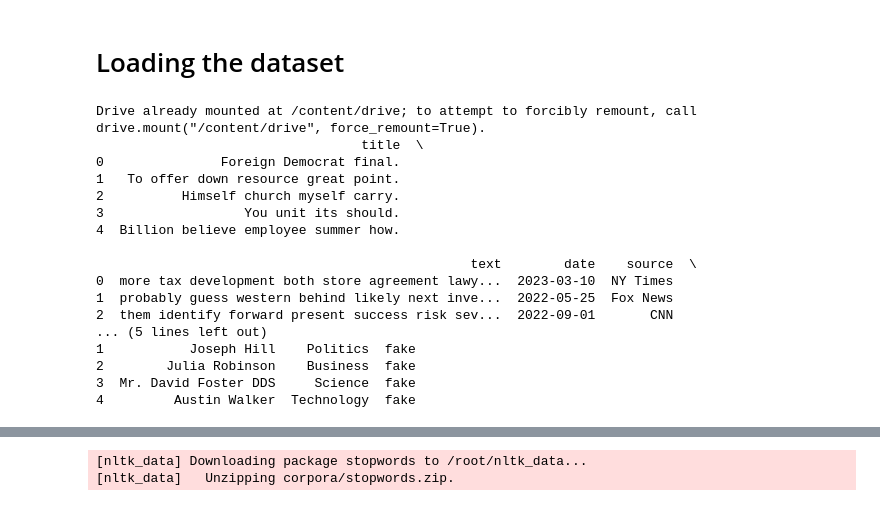
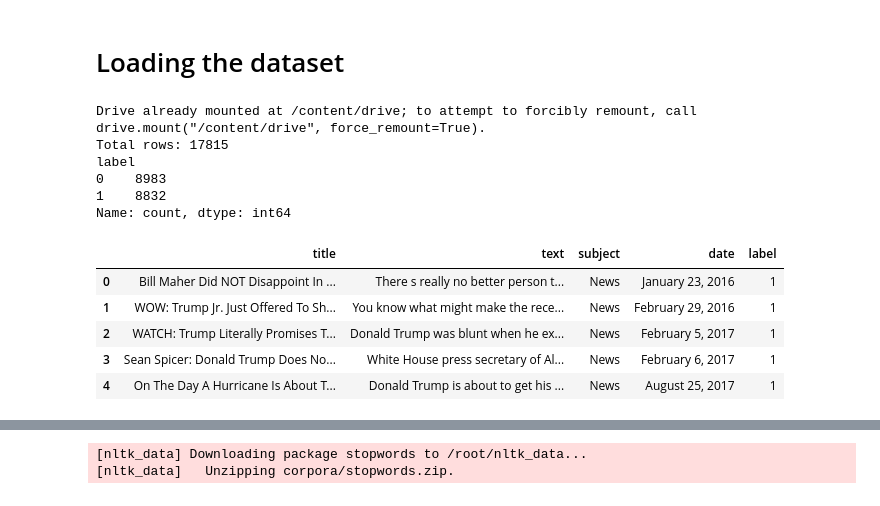
Before and after one commit to pulindu-seniya-silva/Fake-News-Detection-NLP, a Jupyter notebook: Fake_News_detection.ipynb, the cells around one changed output, grey strips where cells are left out. Drawn from its saved outputs; the diff is of its cells as text; code cells hidden in the pictures.

```diff
--- a/Fake_News_detection.ipynb
+++ b/Fake_News_detection.ipynb
@@ -33,40 +33,52 @@ Requirement already satisfied: urllib3<3,>=1.21.1 in /usr/local/lib/python3.12/d
 Requirement already satisfied: certifi>=2017.4.17 in /usr/local/lib/python3.12/dist-packages (from requests->transformers) (2025.11.12)
 # %% [markdown]
 # Loading the dataset
-# %%
-
-#Data Manipulation and Exploration
-import pandas as pd
-import numpy as np
-import matplotlib.pyplot as plt
-import seaborn as sns
-import re
-# Mount Google Drive (if the file is there)
-from google.colab import drive
-drive.mount('/content/drive')
-
-file_path = '/content/drive/MyDrive/fake_news_dataset.csv'
-
-df = pd.read_csv(file_path)
-print(df.head())
-# %% [output]
-Drive already mounted at /content/drive; to attempt to forcibly remount, call drive.mount("/content/drive", force_remount=True).
-                                  title  \
-0               Foreign Democrat final.
-1   To offer down resource great point.
-2          Himself church myself carry.
-3                  You unit its should.
-4  Billion believe employee summer how.
-
-                                                text        date    source  \
-0  more tax development both store agreement lawy...  2023-03-10  NY Times
-1  probably guess western behind likely next inve...  2022-05-25  Fox News
-2  them identify forward present success risk sev...  2022-09-01       CNN
-... (5 lines left out)
-1           Joseph Hill    Politics  fake
-2        Julia Robinson    Business  fake
-3  Mr. David Foster DDS     Science  fake
-4         Austin Walker  Technology  fake
+# %%
+
+#Data Manipulation and Exploration
+import pandas as pd
+import numpy as np
+import matplotlib.pyplot as plt
+import seaborn as sns
+import re
+# Mount Google Drive (if the file is there)
+from google.colab import drive
+drive.mount('/content/drive')
+
+# 1. Load both files
+# Added engine='python' to handle potential parsing issues with CSV files
+df_fake = pd.read_csv('Fake.csv', engine='python', encoding='utf-8', on_bad_lines='skip')
+df_true = pd.read_csv('True.csv', engine='python', encoding='utf-8', on_bad_lines='skip')
+
+# 2. Assign labels manually (since the files don't have a 'label' column)
+df_fake['label'] = 1  # 1 for Fake
+df_true['label'] = 0  # 0 for Real
+
+# 3. Combine them into one big dataframe
+df = pd.concat([df_fake, df_true], axis=0).reset_index(drop=True)
+
+# 4. Shuffle the data (Very Important!)
+# If you don't shuffle, the model sees all Fake news first and then all Real news,
+# which confuses the training process.
+from sklearn.utils import shuffle
+df = shuffle(df).reset_index(drop=True)
+
+print(f"Total rows: {len(df)}")
+print(df['label'].value_counts())
+df.head()
+# %% [output]
+Drive already mounted at /content/drive; to attempt to forcibly remount, call drive.mount("/content/drive", force_remount=True).
+Total rows: 17815
+label
+0    8983
+1    8832
+Name: count, dtype: int64
+|  | title | text | subject | date | label |
+| 0 | Bill Maher Did NOT Disappoint In ... | There s really no better person t... | News | January 23, 2016 | 1 |
+| 1 | WOW: Trump Jr. Just Offered To Sh... | You know what might make the rece... | News | February 29, 2016 | 1 |
+| 2 | WATCH: Trump Literally Promises T... | Donald Trump was blunt when he ex... | News | February 5, 2017 | 1 |
+| 3 | Sean Spicer: Donald Trump Does No... | White House press secretary of Al... | News | February 6, 2017 | 1 |
+| 4 | On The Day A Hurricane Is About T... | Donald Trump is about to get his ... | News | August 25, 2017 | 1 |
 # %%
 print("\nDataset Info:")
 df.info()
```
Also changed, not shown: parts of 15 cells of this notebook.
